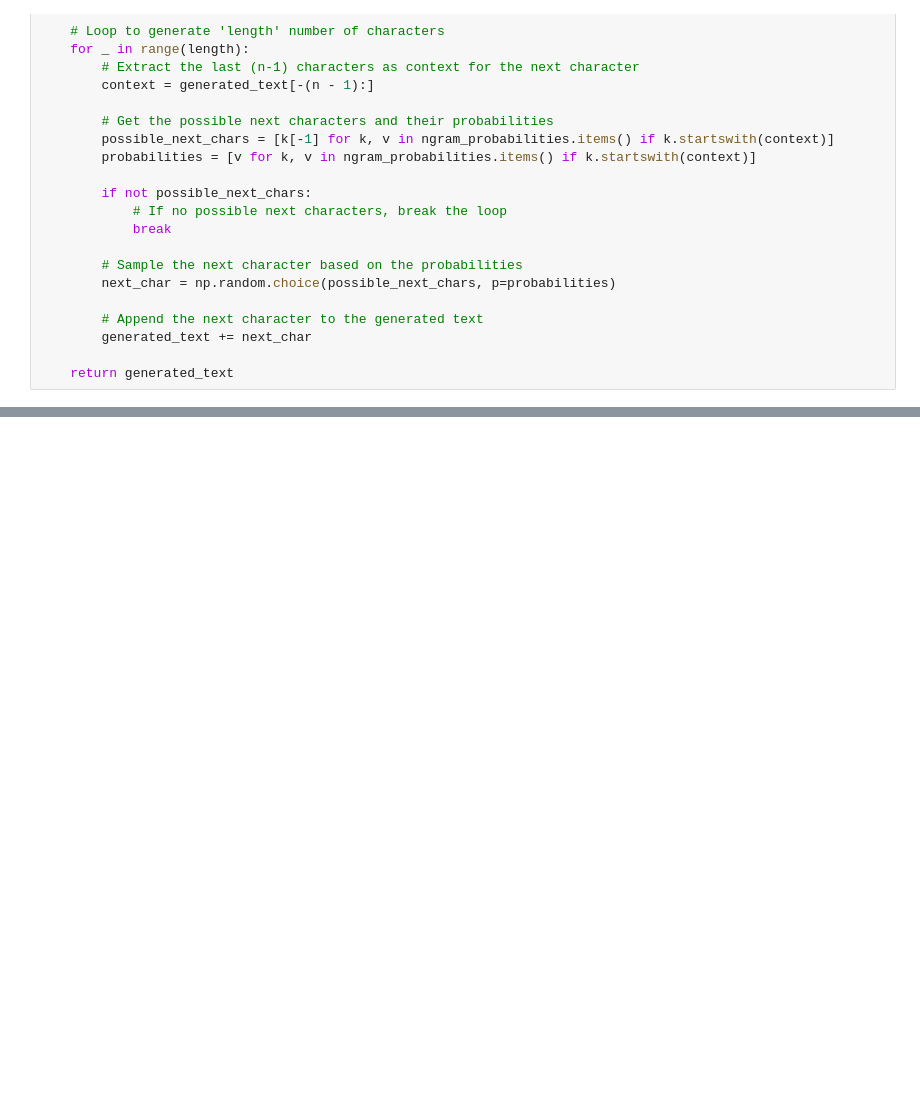
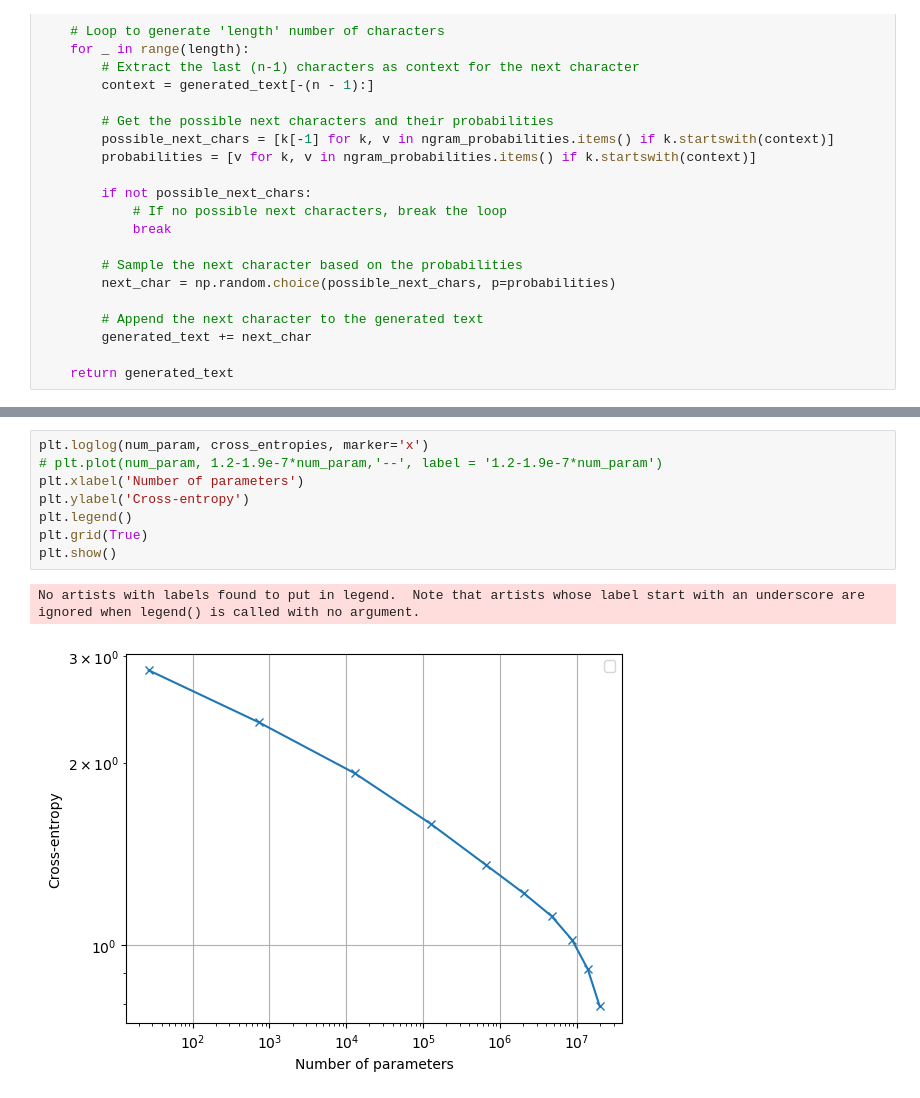
Before and after one commit to timinar/transformer-capacity, a Jupyter notebook: n-grams.ipynb, the cells around one changed output, grey strips where cells are left out. Saved outputs shown, nothing was run; the diff lists cells and outputs as text; blank space fills up the shorter version.

```diff
--- a/n-grams.ipynb
+++ b/n-grams.ipynb
@@ -279,0 +365,11 @@ to be or not to be endured sirrah go you to juliet how now whats the first thing
+# %%
+plt.loglog(num_param, cross_entropies, marker='x')
+# plt.plot(num_param, 1.2-1.9e-7*num_param,'--', label = '1.2-1.9e-7*num_param')
+plt.xlabel('Number of parameters')
+plt.ylabel('Cross-entropy')
+plt.legend()
+plt.grid(True)
+plt.show()
+# %% [output]
+No artists with labels found to put in legend.  Note that artists whose label start with an underscore are ignored when legend() is called with no argument.
+[figure, added]
```
Also changed, not shown: parts of 21 cells of this notebook, 2 other files.
